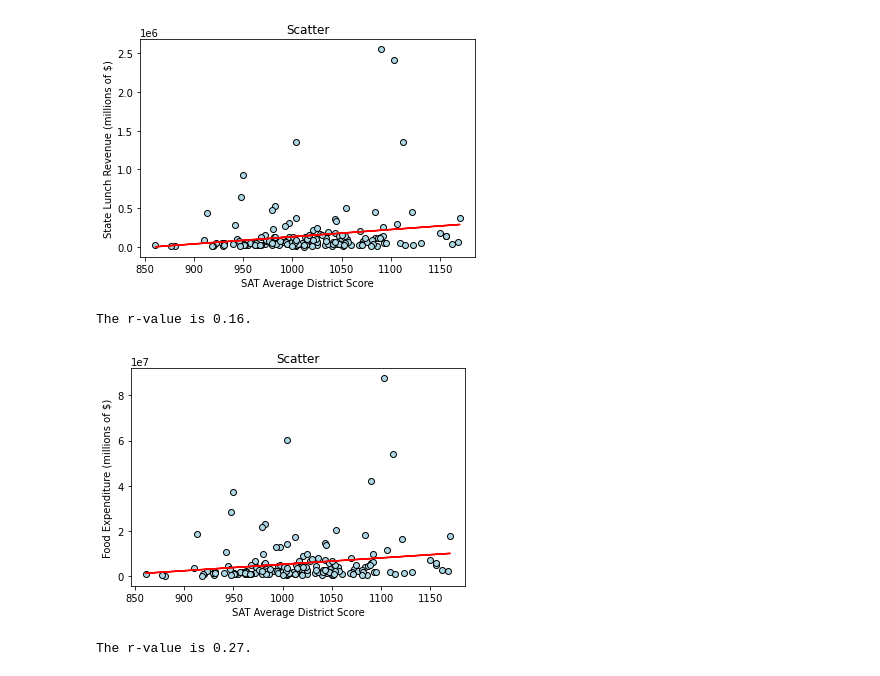
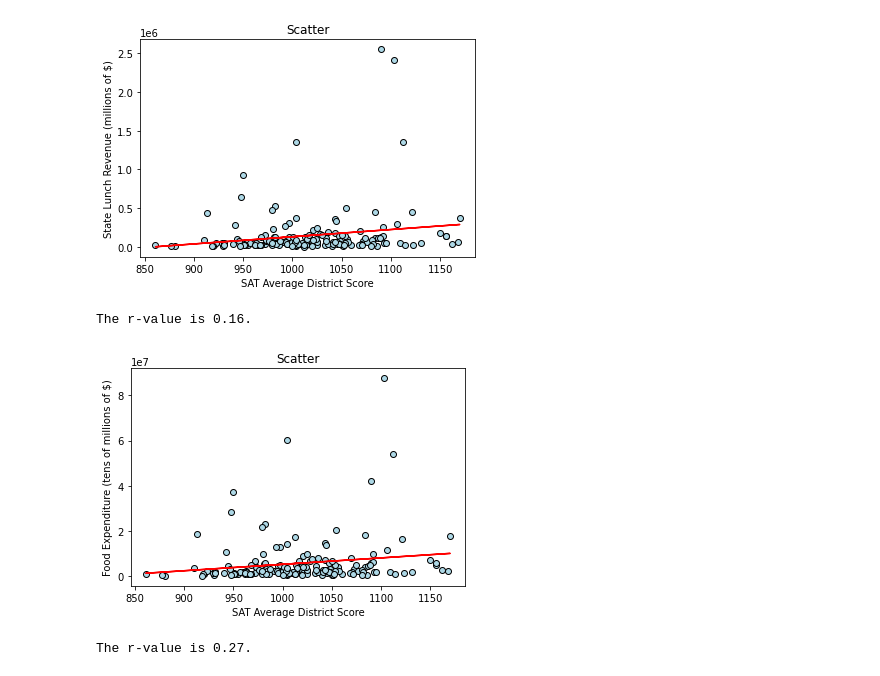
Before and after one commit to Johnny-Boy-SQL/The_Six_Aces_Project_1, a Jupyter notebook: data/analysis/Revenues, expenditures and student success.ipynb, the cells around one changed output. Drawn from its saved outputs; the diff is of its cells as text; code cells hidden in the pictures.

Commit message:
finalized plots

```diff
--- a/data/analysis/Revenues, expenditures and student success.ipynb
+++ b/data/analysis/Revenues, expenditures and student success.ipynb
@@ -181,24 +181,24 @@ The r-value is 0.18.
 # %%
 plt.title("Scatter")
 plt.xlabel("SAT Average District Score")
-plt.ylabel("Food Expenditure (millions of $)")
+plt.ylabel("Food Expenditure (tens of millions of $)")
 
 x_values = toplot_df["sat - district average"]
 y_values = toplot_df["expenditure - food"]
 (slope, intercept, rvalue, pvalue, stderr) = linregress(x_values, y_values)
 regress_values = x_values * slope + intercept
 #line_eq = "y = " + str(round(slope,2)) + "x + " + str(round(intercept,2))
 correlation = st.pearsonr(x_values,y_values)
 print(f"The r-value is {round(correlation[0],2)}.")
 plt.scatter(x_values,y_values,c="lightblue",edgecolor="black")
 plt.plot(x_values,regress_values,"r-")
 #plt.annotate(line_eq,(6,10),fontsize=15,color=“red”)
 
 plt.savefig("images/foodexp_distavgSAT_scatter.png")
 plt.show()
 # %% [output]
 The r-value is 0.16.
-[figure, old version]
+[figure, new version]
 # %%
 plt.title("Scatter")
 plt.xlabel("ACT Average District Score")
```
Also changed, not shown: parts of 1 cell of this notebook, 2 other files.
